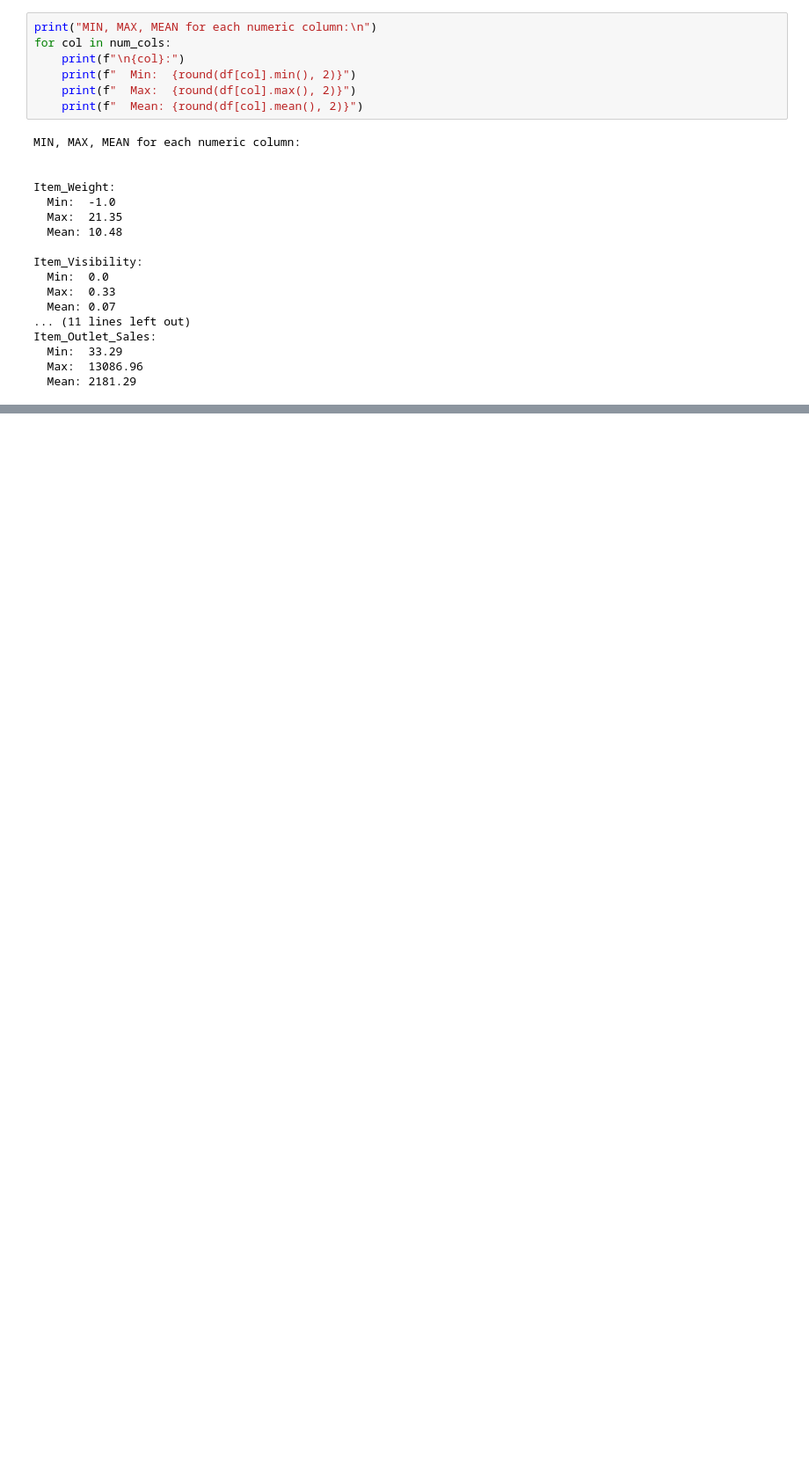
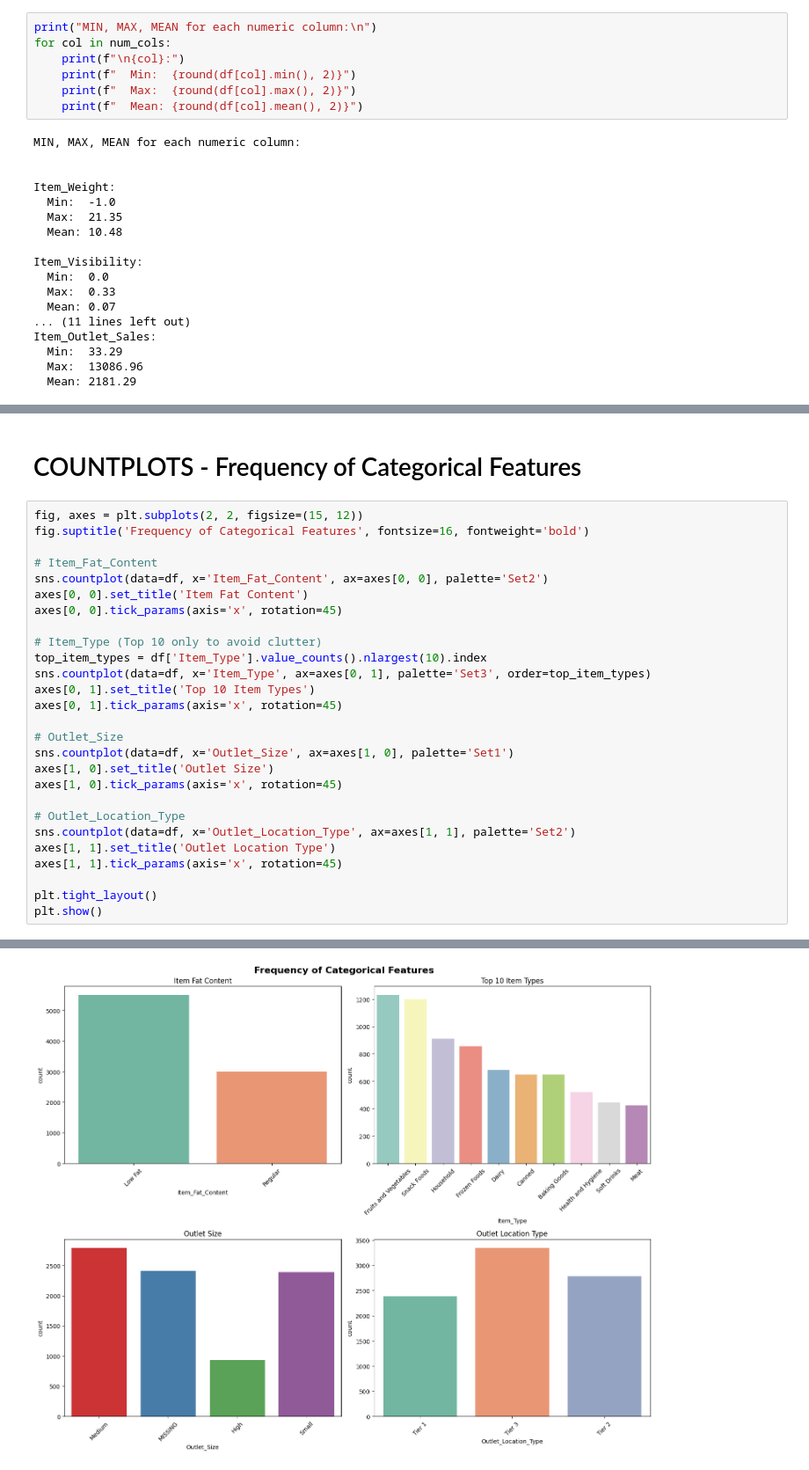
Before and after one commit to Afnankh00/Prediction-of-Product-Sales, a Jupyter notebook: Prediction_of_Product_Sales.ipynb, the cells around one changed output, grey strips where cells are left out. Shown at 88% size. Cells and saved outputs as stored; diff of their text form; blank space fills up the shorter version.

```diff
--- a/Prediction_of_Product_Sales.ipynb
+++ b/Prediction_of_Product_Sales.ipynb
@@ -292,0 +351,30 @@ Item_Outlet_Sales:
+# %% [markdown]
+# COUNTPLOTS - Frequency of Categorical Features
+# %%
+fig, axes = plt.subplots(2, 2, figsize=(15, 12))
+fig.suptitle('Frequency of Categorical Features', fontsize=16, fontweight='bold')
+
+# Item_Fat_Content
+sns.countplot(data=df, x='Item_Fat_Content', ax=axes[0, 0], palette='Set2')
+axes[0, 0].set_title('Item Fat Content')
+axes[0, 0].tick_params(axis='x', rotation=45)
+
+# Item_Type (Top 10 only to avoid clutter)
+top_item_types = df['Item_Type'].value_counts().nlargest(10).index
+sns.countplot(data=df, x='Item_Type', ax=axes[0, 1], palette='Set3', order=top_item_types)
+axes[0, 1].set_title('Top 10 Item Types')
+axes[0, 1].tick_params(axis='x', rotation=45)
+
+# Outlet_Size
+sns.countplot(data=df, x='Outlet_Size', ax=axes[1, 0], palette='Set1')
+axes[1, 0].set_title('Outlet Size')
+axes[1, 0].tick_params(axis='x', rotation=45)
+
+# Outlet_Location_Type
+sns.countplot(data=df, x='Outlet_Location_Type', ax=axes[1, 1], palette='Set2')
+axes[1, 1].set_title('Outlet Location Type')
+axes[1, 1].tick_params(axis='x', rotation=45)
+
+plt.tight_layout()
+plt.show()
+# %% [output]
@@ -292,0 +396 @@ Item_Outlet_Sales:
+[figure, added]
```
Also changed, not shown: parts of 9 cells of this notebook.
